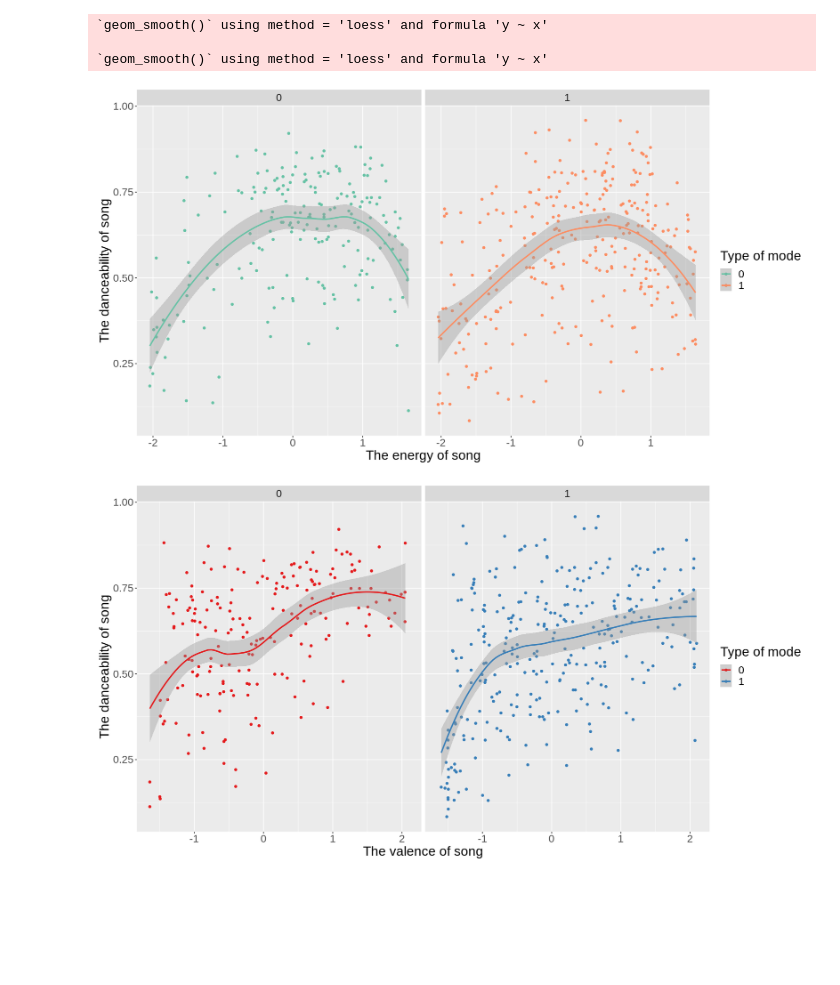
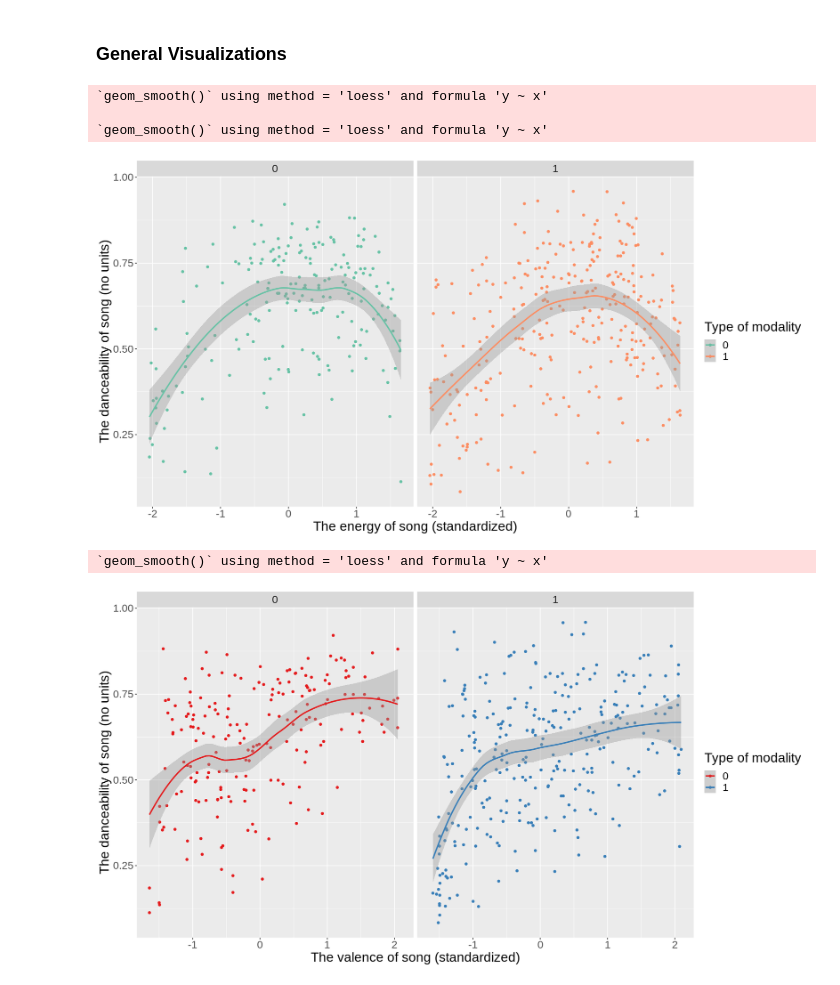
Before and after one commit to eshuaiii/dsci-100-2022w1-group-79, a Jupyter notebook: 79_project_proposal.ipynb, the cells around one changed output. Saved outputs shown, nothing was run; the diff lists cells and outputs as text; code cells hidden in the pictures; blank space fills up the shorter version.

Commit message:
Moved from GDocs to Jupyter
Included formatting, edited some code cells for readability and typographical errors

```diff
--- a/79_project_proposal.ipynb
+++ b/79_project_proposal.ipynb
@@ -40,13 +73,14 @@ A tibble: 10 × 17
 set.seed(79)
 raw_spotify <- spotify_big |> sample_n(500)
 # %%
-# clean and wrangle our training data into a tidy format
-# due to the range of different predictors, we rescaled "energy", "valence"
-# and transform "mode" into the factor type as it only has two levels
+# --- Clean and wrangle our training data into a tidy format ---
+    # due to the range of different predictors, we rescaled "energy", "tempo", and "valence"
+    # and transformed "mode" into the factor type as it only has two levels
 
 spotify_training <- raw_spotify |>
-                select(danceability, energy, valence, mode) |>
+                select(danceability, energy, tempo, valence, mode) |>
                 mutate(energy = as.numeric(scale(energy)),
+                       tempo = as.numeric(scale(tempo)),
                        valence = as.numeric(scale(valence)),
                        mode = as_factor(mode))
 head(spotify_training, 5)
@@ -80,25 +118,38 @@ A tibble: 2 × 8
+# %% [markdown]
+### General Visualizations
 # %%
-# Visualize the relationship between danceability and energy, classified by time_signature
 options(repr.plot.width = 15, repr.plot.height = 8)
 
+# Visualize the relationship between danceability and energy, classified by mode
 ggplot(spotify_training, aes(x = energy, y = danceability, color = mode)) +
     geom_point(alpha = 1.1) +
     geom_smooth()+
     facet_wrap(~mode) +
-    labs(x = "The energy of song", y = "The danceability of song", color = "Type of mode") +
+    labs(x = "The energy of song (standardized)", y = "The danceability of song (no units)", color = "Type of modality") +
     theme(text = element_text(size = 20)) +
     scale_color_brewer(palette = "Set2")
 
+# Visualize the relationship between danceability and valence, classified by mode
 ggplot(spotify_training, aes(x = valence, y = danceability, color = mode)) +
     geom_point(alpha = 1.1) +
     geom_smooth()+
     facet_wrap(~mode) +
-    labs(x = "The valence of song", y = "The danceability of song", color = "Type of mode") +
+    labs(x = "The valence of song (standardized)", y = "The danceability of song (no units)", color = "Type of modality") +
     theme(text = element_text(size = 20)) +
     scale_color_brewer(palette = "Set1")
+
+# Visualize the relationship between danceability and tempo, classified by mode
+ggplot(spotify_training, aes(x = tempo, y = danceability, color = mode)) +
+    geom_point(alpha = 1.1) +
+    geom_smooth()+
+    facet_wrap(~mode) +
+    labs(x = "The tempo of song (standardized)", y = "The danceability of song (no units)", color = "Type of modality") +
+    theme(text = element_text(size = 20)) +
+    scale_color_brewer(palette = "Dark2")
 # %% [output]
 `geom_smooth()` using method = 'loess' and formula 'y ~ x'
 
 `geom_smooth()` using method = 'loess' and formula 'y ~ x'
-[figure, old version]
+[figure, new version]
+`geom_smooth()` using method = 'loess' and formula 'y ~ x'
-[figure, old version]
+[figure, new version]
```
Also changed, not shown: parts of 13 cells of this notebook.
